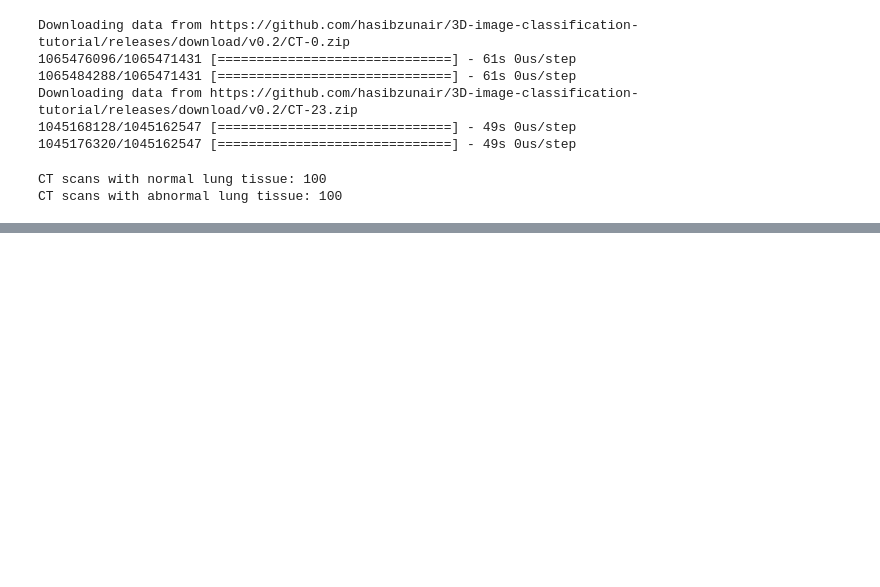
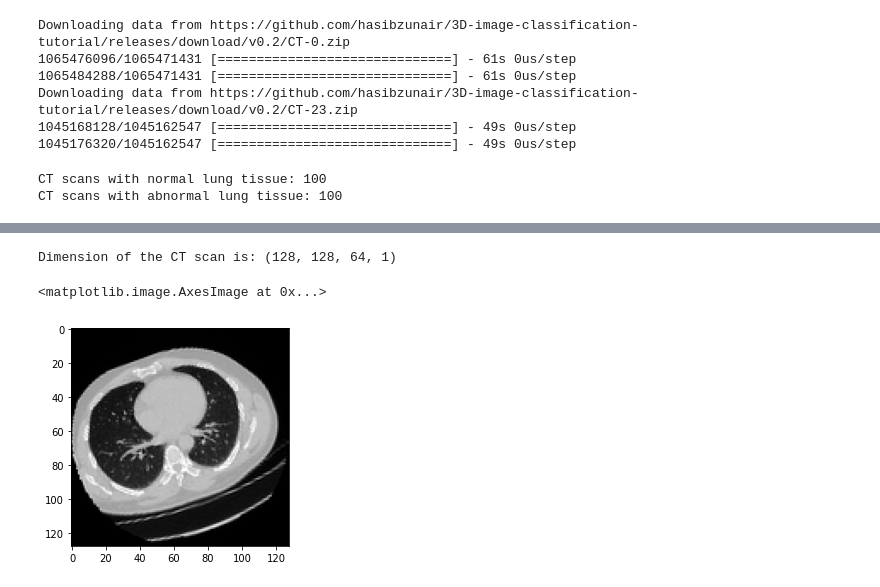
Before and after one commit to kaushikabhishek87/Kaggle_datascience, a Jupyter notebook: 3d-image-classification-from-ct-scans.ipynb, the cells around one changed output, grey strips where cells are left out. Saved outputs shown, nothing was run; the diff lists cells and outputs as text; code cells hidden in the pictures; blank space fills up the shorter version.

Commit message:
Kaggle Notebook | 3D_image_classification from_CT_scans | Version 2

```diff
--- a/3d-image-classification-from-ct-scans.ipynb
+++ b/3d-image-classification-from-ct-scans.ipynb
@@ -142,0 +182,20 @@ print(
+# %%
+# Define data loaders.
+train_loader = tf.data.Dataset.from_tensor_slices((x_train, y_train))
+validation_loader = tf.data.Dataset.from_tensor_slices((x_val, y_val))
+
+batch_size = 2
+# Augment the on the fly during training.
+train_dataset = (
+    train_loader.shuffle(len(x_train))
+    .map(train_preprocessing)
+    .batch(batch_size)
+    .prefetch(2)
+)
+# Only rescale.
+validation_dataset = (
+    validation_loader.shuffle(len(x_val))
+    .map(validation_preprocessing)
+    .batch(batch_size)
+    .prefetch(2)
+)
@@ -142,0 +204,10 @@ print(
+# %%
+import matplotlib.pyplot as plt
+
+data = train_dataset.take(1)
+images, labels = list(data)[0]
+images = images.numpy()
+image = images[0]
+print("Dimension of the CT scan is:", image.shape)
+plt.imshow(np.squeeze(image[:, :, 30]), cmap="gray")
+# %% [output]
@@ -142,0 +215,3 @@ print(
+Dimension of the CT scan is: (128, 128, 64, 1)
+<matplotlib.image.AxesImage at 0x...>
+[figure, added]
```
Also changed, not shown: parts of 8 cells of this notebook.
